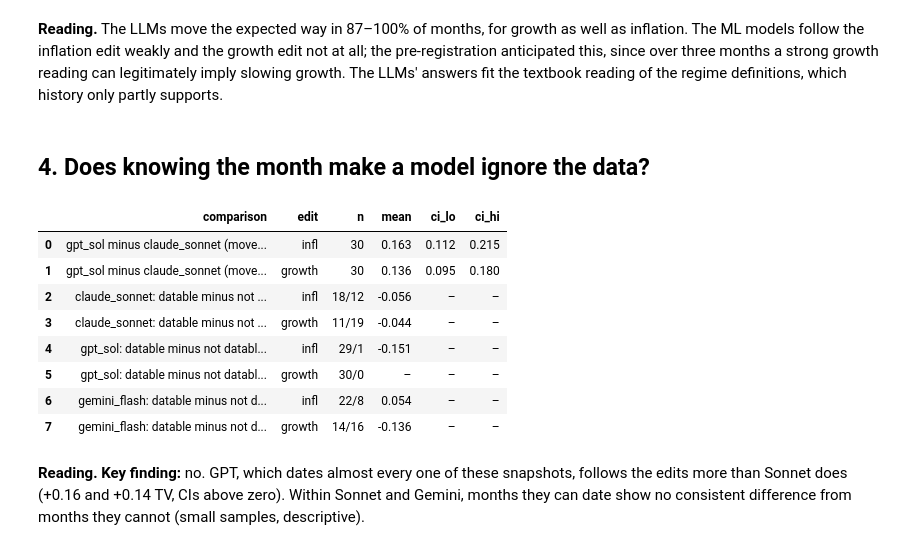
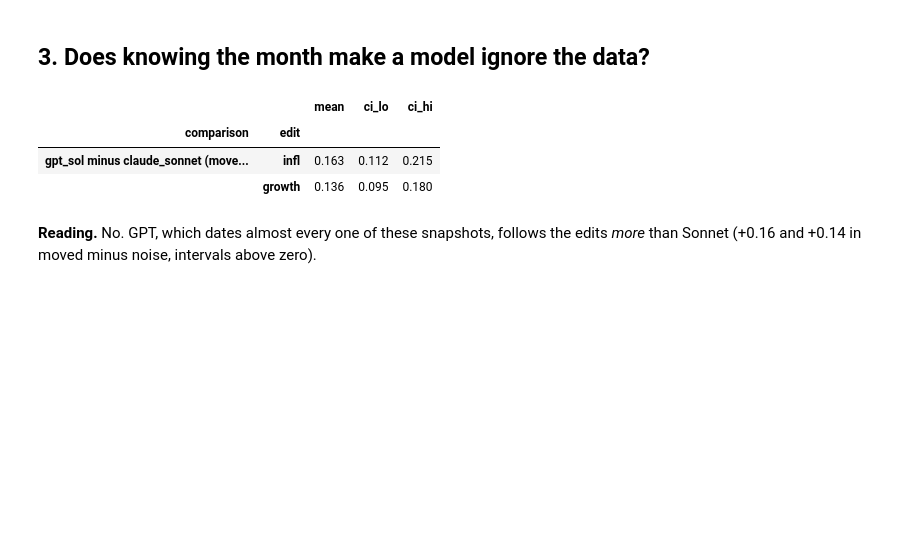
Before and after one commit to FranQuant/llm-regime-allocator, a Jupyter notebook: notebooks/nb05_counterfactual.ipynb, the cells around one changed output. Drawn from its saved outputs; the diff is of its cells as text; code cells hidden in the pictures; blank space fills up the shorter version.

```diff
--- a/notebooks/nb05_counterfactual.ipynb
+++ b/notebooks/nb05_counterfactual.ipynb
@@ -1,13 +1,14 @@
 # %% [markdown]
 [![Open In Colab](https://colab.research.google.com/assets/colab-badge.svg)](https://colab.research.google.com/github/FranQuant/llm-regime-allocator/blob/main/notebooks/nb05_counterfactual.ipynb)
 # %%
-# Colab setup: fetch the repo (data, results and the replayable LLM cache), work from its notebooks/ folder.
-# Runs only on Colab; locally this cell does nothing. No API keys or paid calls are needed.
+# Setup. On Colab this fetches the repo (data, results, replayable LLM cache); locally it does nothing.
+# No API keys or paid calls are needed anywhere in this notebook.
 import os, subprocess, sys
-if 'google.colab' in sys.modules and not os.path.exists('../src/lra'):
-    repo = '/content/llm-regime-allocator'
-    if not os.path.exists(repo):
-        subprocess.run(['git', 'clone', '-q', '--depth', '1',
-                        'https://github.com/FranQuant/llm-regime-allocator.git', repo], check=True)
-    os.chdir(f'{repo}/notebooks')
-    subprocess.run([sys.executable, '-m', 'pip', 'install', '-q', 'pydantic>=2', 'scikit-learn'], check=True)
+if 'google.colab' in sys.modules:
+    REPO = '/content/llm-regime-allocator'
+    if not os.path.exists(REPO):
+        subprocess.run(['git', 'clone', '-q', '--depth', '1', 'https://github.com/FranQuant/llm-regime-allocator.git', REPO], check=True)
+    sys.path.insert(0, f'{REPO}/src')
+import numpy as np, pandas as pd, matplotlib.pyplot as plt
+from lra import viz
+viz.apply_style()
@@ -86,0 +29,5 @@ fmt(t.set_index(['forecaster', 'edit'])[['moved_tv', 'noise_tv', 'moved_minus_no
+# %%
+P9 = viz.RESULTS / 'phase9'
+NAME = {**viz.MODEL_NAMES, 'ml_logit_blinded': 'ML logit', 'ml_gbt_blinded': 'ML GBT'}
+COL = {**viz.MODEL_COLORS, 'ml_logit_blinded': viz.GREYS['ml'], 'ml_gbt_blinded': viz.GREYS['uniform']}
+sh = pd.read_csv(P9 / 'shifts.csv')
@@ -134,21 +87,15 @@ t.set_index(['forecaster', 'edit'])[['signed_shift', 'signed_ci_lo', 'signed_ci_
-# %% [markdown]
-**Reading.** The LLMs move the expected way in 87–100% of months, for growth as well as inflation. The ML models follow the inflation edit weakly and the growth edit not at all; the pre-registration anticipated this, since over three months a strong growth reading can legitimately imply slowing growth. The LLMs' answers fit the textbook reading of the regime definitions, which history only partly supports.
 # %% [markdown]
-## 4. Does knowing the month make a model ignore the data?
+## 3. Does knowing the month make a model ignore the data?
 # %%
-s2 = pd.read_csv(P9 / 'secondary.csv'); fmt(s2)
+s2 = pd.read_csv(P9 / 'secondary.csv')
+viz.fmt(s2[s2.comparison.str.startswith('gpt_sol minus')].set_index(['comparison', 'edit']).drop(columns='n'))
 # %% [output]
-|  | comparison | edit | n | mean | ci_lo | ci_hi |
-| 0 | gpt_sol minus claude_sonnet (move... | infl | 30 | 0.163 | 0.112 | 0.215 |
-| 1 | gpt_sol minus claude_sonnet (move... | growth | 30 | 0.136 | 0.095 | 0.180 |
-| 2 | claude_sonnet: datable minus not ... | infl | 18/12 | -0.056 | – | – |
-| 3 | claude_sonnet: datable minus not ... | growth | 11/19 | -0.044 | – | – |
-| 4 | gpt_sol: datable minus not databl... | infl | 29/1 | -0.151 | – | – |
-| 5 | gpt_sol: datable minus not databl... | growth | 30/0 | – | – | – |
-| 6 | gemini_flash: datable minus not d... | infl | 22/8 | 0.054 | – | – |
-| 7 | gemini_flash: datable minus not d... | growth | 14/16 | -0.136 | – | – |
+|  |  | mean | ci_lo | ci_hi |
+| comparison | edit |  |  |  |
+| gpt_sol minus claude_sonnet (move... | infl | 0.163 | 0.112 | 0.215 |
+|  | growth | 0.136 | 0.095 | 0.180 |
 # %% [markdown]
-**Reading.** **Key finding:** no. GPT, which dates almost every one of these snapshots, follows the edits more than Sonnet does (+0.16 and +0.14 TV, CIs above zero). Within Sonnet and Gemini, months they can date show no consistent difference from months they cannot (small samples, descriptive).
+**Reading.** No. GPT, which dates almost every one of these snapshots, follows the edits *more* than Sonnet (+0.16 and +0.14 in moved minus noise, intervals above zero).
 # %% [markdown]
 ## What we can and cannot claim
 
```
Also changed, not shown: parts of 19 cells of this notebook, 14 other files.
